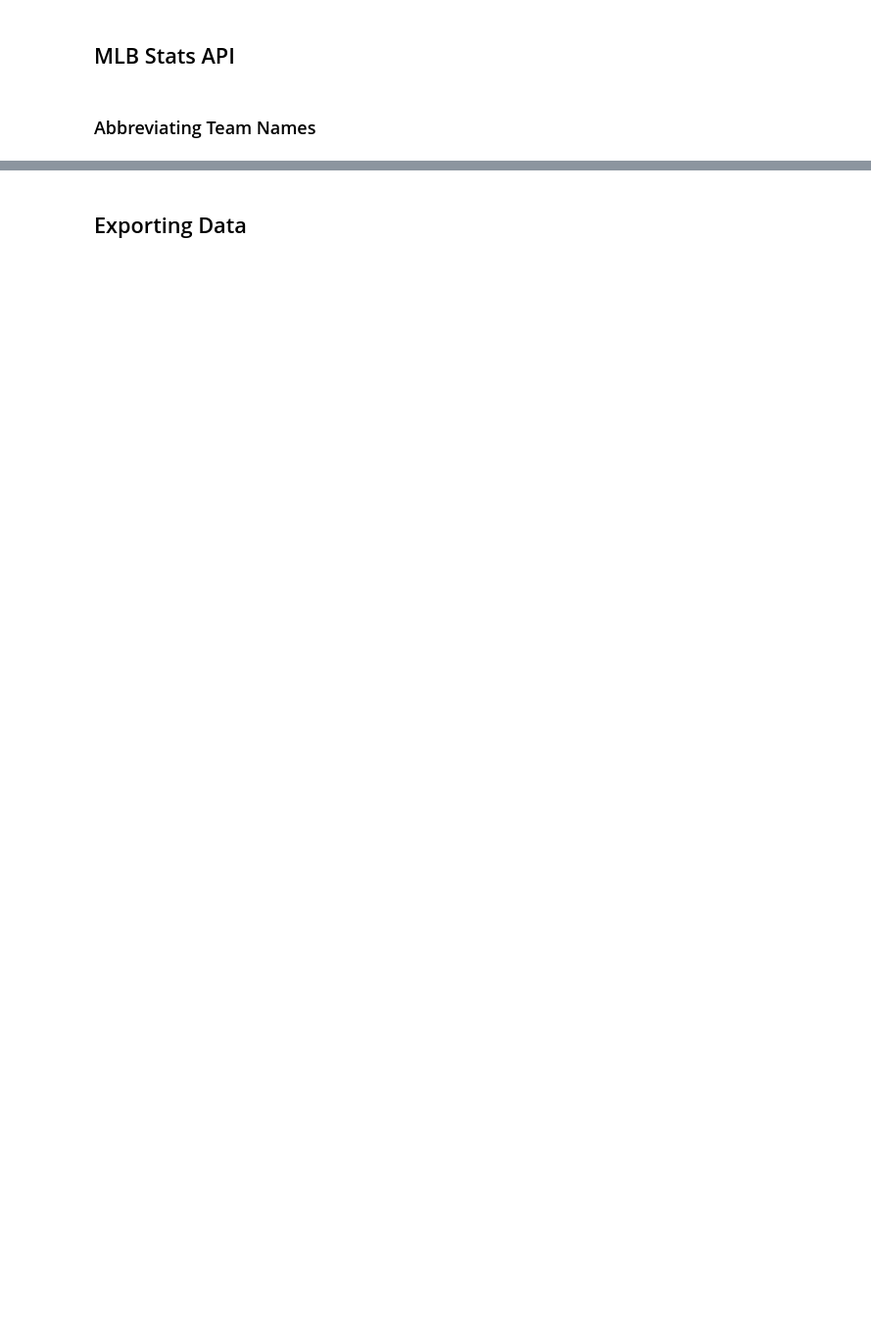
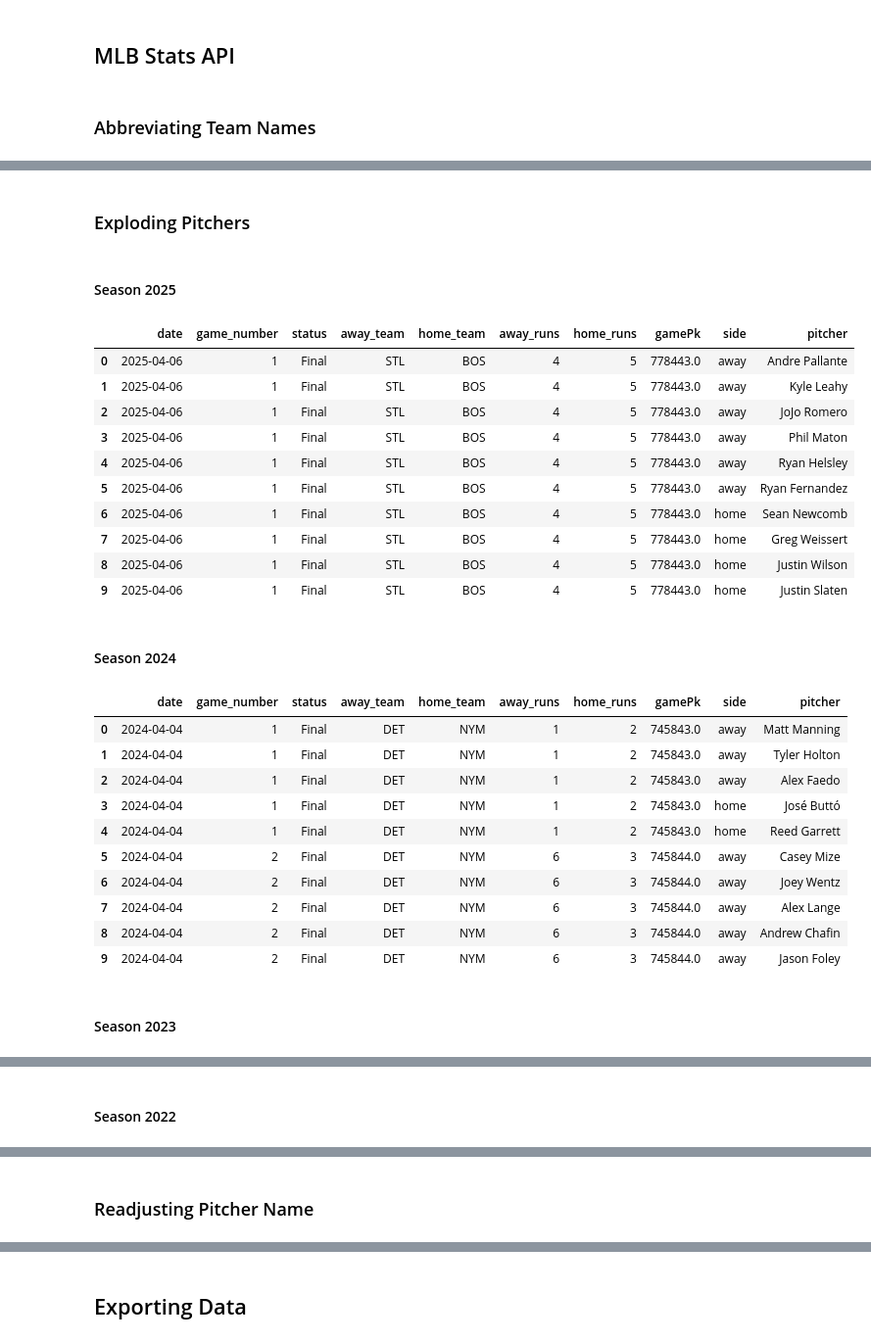
Before and after one commit to Sam-Gartenstein/home-run-prediction, a Jupyter notebook: Double Headers.ipynb, the cells around one changed output, grey strips where cells are left out. Shown at 98% size. Saved outputs shown, nothing was run; the diff lists cells and outputs as text; code cells hidden in the pictures; blank space fills up the shorter version.

```diff
--- a/Double Headers.ipynb
+++ b/Double Headers.ipynb
@@ -970,3 +970,5 @@ Season 2022
 | 7 | 2022-04-23 | 2 | Final | COL | DET | 3 | 2 | Austin Gomber, Robert Stephenson,... | ... |
 | 8 | 2022-05-03 | 1 | Final | ATL | NYM | 4 | 5 | Charlie Morton, Jesse Chavez | ... |
 | 9 | 2022-05-03 | 2 | Final | ATL | NYM | 0 | 3 | Kyle Wright, Will Smith | ... |
+# %% [markdown]
+### Exploding Pitchers
@@ -972,0 +1047,36 @@ Season 2022
+# %%
+dh_25_full = explode_pitchers_long(dh_25_full)
+dh_24_full = explode_pitchers_long(dh_24_full)
+dh_23_full = explode_pitchers_long(dh_23_full)
+dh_22_full = explode_pitchers_long(dh_22_full)
+
+display(HTML("<h4>Season 2025</h4>")); display(dh_25_full.head(10))
+display(HTML("<h4>Season 2024</h4>")); display(dh_24_full.head(10))
+display(HTML("<h4>Season 2023</h4>")); display(dh_23_full.head(10))
+display(HTML("<h4>Season 2022</h4>")); display(dh_22_full.head(10))
+# %% [output]
+Season 2025
+|  | date | game_number | status | away_team | home_team | away_runs | home_runs | gamePk | side | pitcher |
+| 0 | 2025-04-06 | 1 | Final | STL | BOS | 4 | 5 | 778443.0 | away | Andre Pallante |
+| 1 | 2025-04-06 | 1 | Final | STL | BOS | 4 | 5 | 778443.0 | away | Kyle Leahy |
+| 2 | 2025-04-06 | 1 | Final | STL | BOS | 4 | 5 | 778443.0 | away | JoJo Romero |
+| 3 | 2025-04-06 | 1 | Final | STL | BOS | 4 | 5 | 778443.0 | away | Phil Maton |
+| 4 | 2025-04-06 | 1 | Final | STL | BOS | 4 | 5 | 778443.0 | away | Ryan Helsley |
+| 5 | 2025-04-06 | 1 | Final | STL | BOS | 4 | 5 | 778443.0 | away | Ryan Fernandez |
+| 6 | 2025-04-06 | 1 | Final | STL | BOS | 4 | 5 | 778443.0 | home | Sean Newcomb |
+| 7 | 2025-04-06 | 1 | Final | STL | BOS | 4 | 5 | 778443.0 | home | Greg Weissert |
+| 8 | 2025-04-06 | 1 | Final | STL | BOS | 4 | 5 | 778443.0 | home | Justin Wilson |
+| 9 | 2025-04-06 | 1 | Final | STL | BOS | 4 | 5 | 778443.0 | home | Justin Slaten |
+Season 2024
+|  | date | game_number | status | away_team | home_team | away_runs | home_runs | gamePk | side | pitcher |
+| 0 | 2024-04-04 | 1 | Final | DET | NYM | 1 | 2 | 745843.0 | away | Matt Manning |
+| 1 | 2024-04-04 | 1 | Final | DET | NYM | 1 | 2 | 745843.0 | away | Tyler Holton |
+| 2 | 2024-04-04 | 1 | Final | DET | NYM | 1 | 2 | 745843.0 | away | Alex Faedo |
+| 3 | 2024-04-04 | 1 | Final | DET | NYM | 1 | 2 | 745843.0 | home | José Buttó |
+| 4 | 2024-04-04 | 1 | Final | DET | NYM | 1 | 2 | 745843.0 | home | Reed Garrett |
+| 5 | 2024-04-04 | 2 | Final | DET | NYM | 6 | 3 | 745844.0 | away | Casey Mize |
+| 6 | 2024-04-04 | 2 | Final | DET | NYM | 6 | 3 | 745844.0 | away | Joey Wentz |
+| 7 | 2024-04-04 | 2 | Final | DET | NYM | 6 | 3 | 745844.0 | away | Alex Lange |
+| 8 | 2024-04-04 | 2 | Final | DET | NYM | 6 | 3 | 745844.0 | away | Andrew Chafin |
+| 9 | 2024-04-04 | 2 | Final | DET | NYM | 6 | 3 | 745844.0 | away | Jason Foley |
+Season 2023
@@ -972,0 +1094 @@ Season 2022
+Season 2022
@@ -972,0 +1106,2 @@ Season 2022
+# %% [markdown]
+### Readjusting Pitcher Name
```
Also changed, not shown: parts of 10 cells of this notebook.
